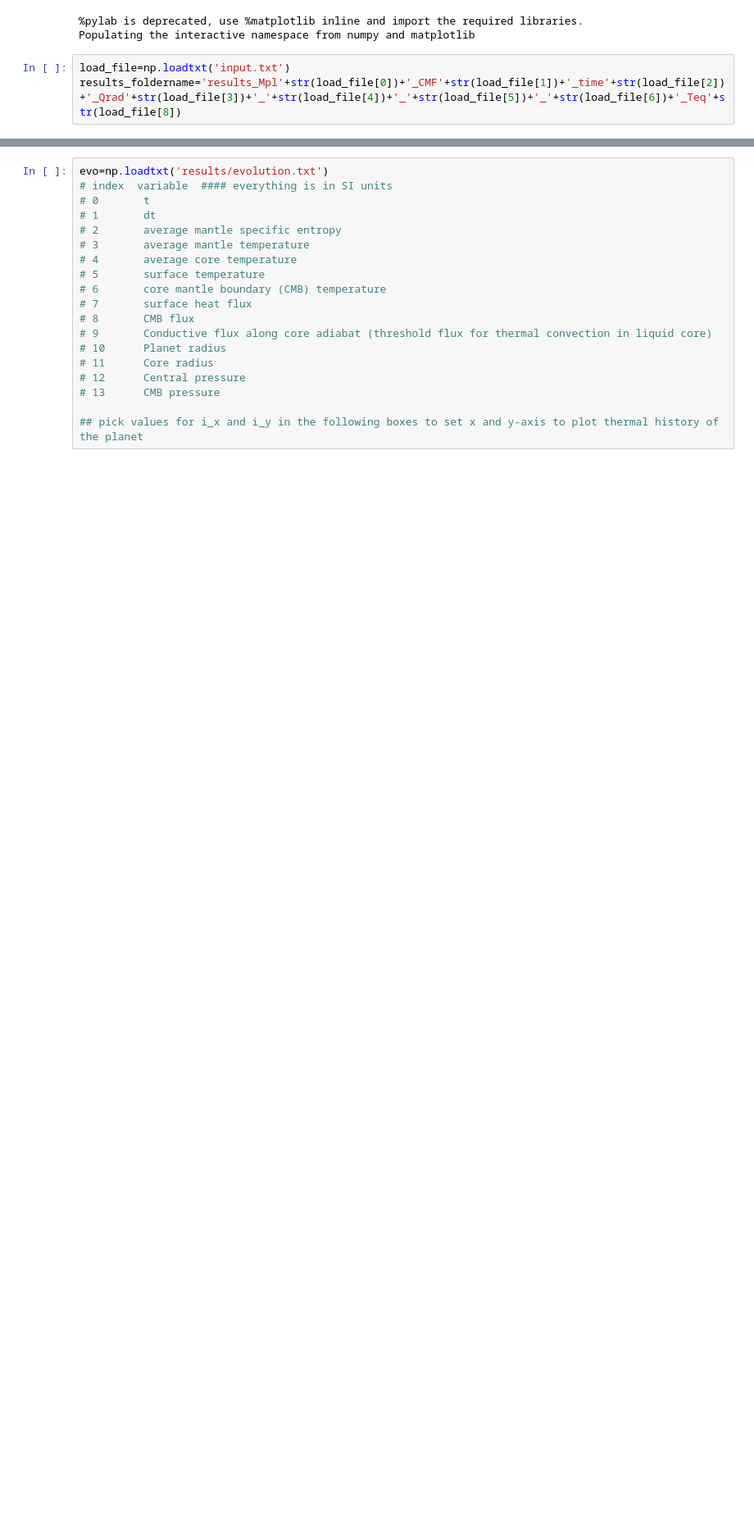
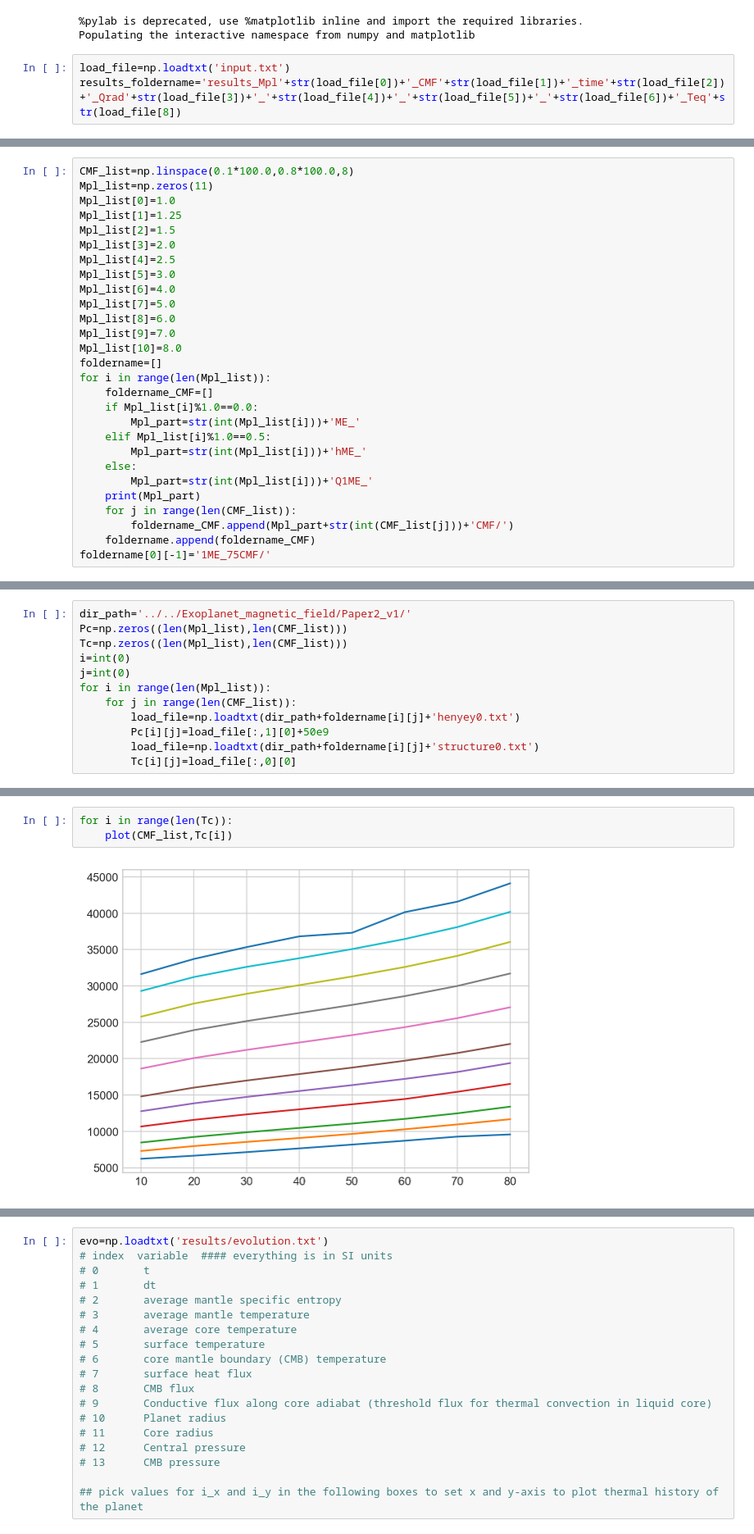
Before and after one commit to zhangjis/CMAPPER_rock, a Jupyter notebook: plot.ipynb, the cells around one changed output, grey strips where cells are left out. Shown at 82% size. Cells and saved outputs as stored; diff of their text form; blank space fills up the shorter version.

```diff
--- a/plot.ipynb
+++ b/plot.ipynb
@@ -261,0 +13,28 @@ print("The output video is {}".format(output))
+# %%
+CMF_list=np.linspace(0.1*100.0,0.8*100.0,8)
+Mpl_list=np.zeros(11)
+Mpl_list[0]=1.0
+Mpl_list[1]=1.25
+Mpl_list[2]=1.5
+Mpl_list[3]=2.0
+Mpl_list[4]=2.5
+Mpl_list[5]=3.0
+Mpl_list[6]=4.0
+Mpl_list[7]=5.0
+Mpl_list[8]=6.0
+Mpl_list[9]=7.0
+Mpl_list[10]=8.0
+foldername=[]
+for i in range(len(Mpl_list)):
+    foldername_CMF=[]
+    if Mpl_list[i]%1.0==0.0:
+        Mpl_part=str(int(Mpl_list[i]))+'ME_'
+    elif Mpl_list[i]%1.0==0.5:
+        Mpl_part=str(int(Mpl_list[i]))+'hME_'
+    else:
+        Mpl_part=str(int(Mpl_list[i]))+'Q1ME_'
+    print(Mpl_part)
+    for j in range(len(CMF_list)):
+        foldername_CMF.append(Mpl_part+str(int(CMF_list[j]))+'CMF/')
+    foldername.append(foldername_CMF)
+foldername[0][-1]='1ME_75CMF/'
@@ -261,0 +53,12 @@ print("The output video is {}".format(output))
+# %%
+dir_path='../../Exoplanet_magnetic_field/Paper2_v1/'
+Pc=np.zeros((len(Mpl_list),len(CMF_list)))
+Tc=np.zeros((len(Mpl_list),len(CMF_list)))
+i=int(0)
+j=int(0)
+for i in range(len(Mpl_list)):
+    for j in range(len(CMF_list)):
+        load_file=np.loadtxt(dir_path+foldername[i][j]+'henyey0.txt')
+        Pc[i][j]=load_file[:,1][0]+50e9
+        load_file=np.loadtxt(dir_path+foldername[i][j]+'structure0.txt')
+        Tc[i][j]=load_file[:,0][0]
@@ -261,0 +69,5 @@ print("The output video is {}".format(output))
+# %%
+for i in range(len(Tc)):
+    plot(CMF_list,Tc[i])
+# %% [output]
+[figure, added]
```
Also changed, not shown: parts of 47 cells of this notebook, 7 other files.
